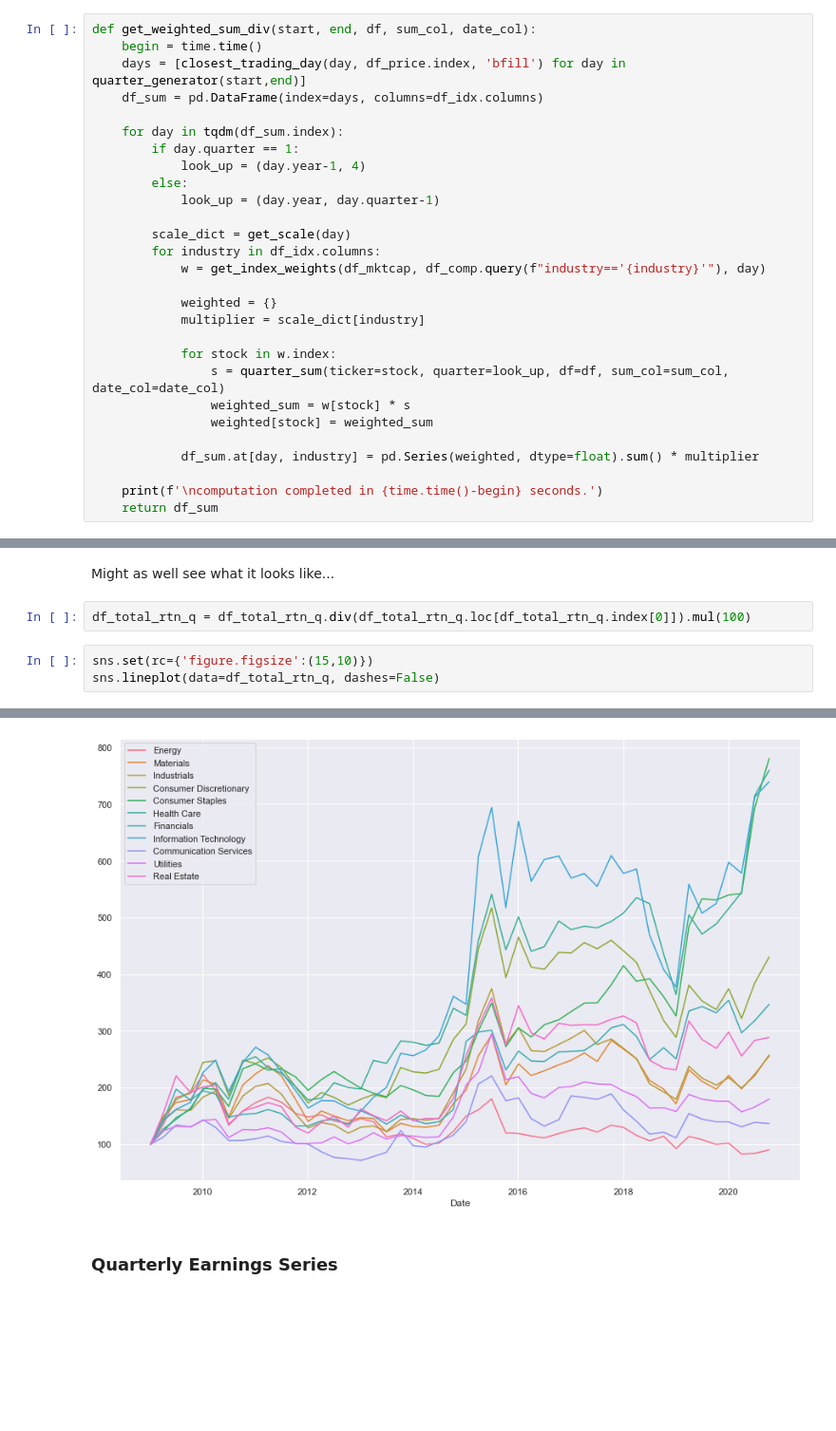
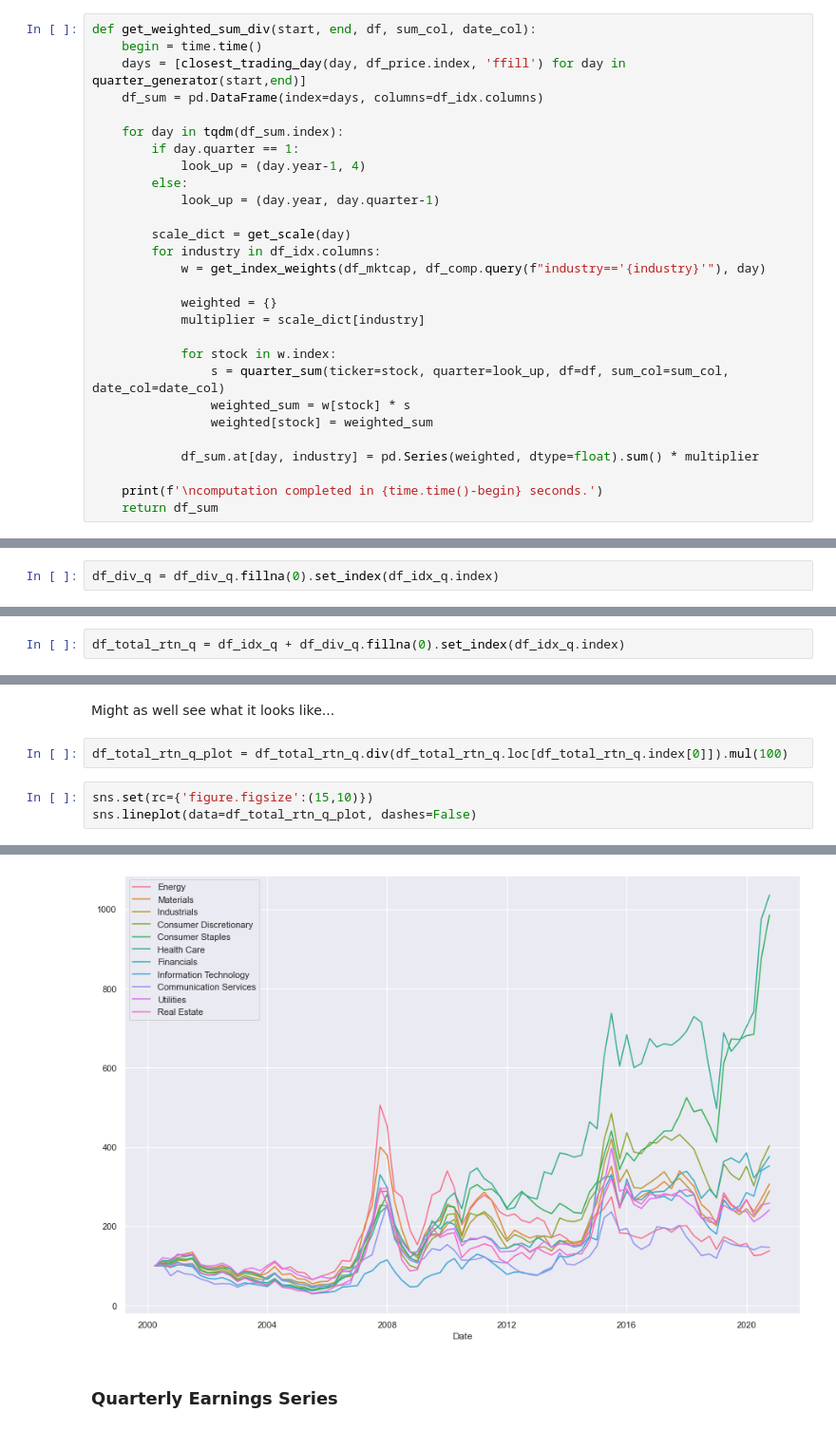
Before and after one commit to percy-xu/cicc, a Jupyter notebook: Industry Momentum + CAPE/data_preprocessing.ipynb, the cells around one changed output, grey strips where cells are left out. Shown at 95% size. Saved outputs shown, nothing was run; the diff lists cells and outputs as text; blank space fills up the shorter version.

Commit message:
small fix to accomodate pre 2008 data

```diff
--- a/Industry Momentum + CAPE/data_preprocessing.ipynb
+++ b/Industry Momentum + CAPE/data_preprocessing.ipynb
@@ -73,7 +75,7 @@ def get_scale(date) -> dict:
 # %%
 def get_weighted_sum_div(start, end, df, sum_col, date_col):
     begin = time.time()
-    days = [closest_trading_day(day, df_price.index, 'bfill') for day in quarter_generator(start,end)]
+    days = [closest_trading_day(day, df_price.index, 'ffill') for day in quarter_generator(start,end)]
     df_sum = pd.DataFrame(index=days, columns=df_idx.columns)
 
     for day in tqdm(df_sum.index):
@@ -131,0 +125,2 @@ df_idx_q.head()
+# %%
+df_div_q = df_div_q.fillna(0).set_index(df_idx_q.index)
@@ -135,6 +140,8 @@ df_idx_q.head()
 Simply add the price series and dividend series together and normalize start date to 1.
 # %%
 df_total_rtn_q = df_idx_q + df_div_q.fillna(0)
+# %%
+df_total_rtn_q = df_idx_q + df_div_q.fillna(0).set_index(df_idx_q.index)
 # %%
 df_total_rtn_q.head()
 # %% [output]
@@ -148,13 +155,13 @@ df_total_rtn_q.head()
 # %% [markdown]
 Might as well see what it looks like...
 # %%
-df_total_rtn_q = df_total_rtn_q.div(df_total_rtn_q.loc[df_total_rtn_q.index[0]]).mul(100)
+df_total_rtn_q_plot = df_total_rtn_q.div(df_total_rtn_q.loc[df_total_rtn_q.index[0]]).mul(100)
 # %%
 sns.set(rc={'figure.figsize':(15,10)})
-sns.lineplot(data=df_total_rtn_q, dashes=False)
+sns.lineplot(data=df_total_rtn_q_plot, dashes=False)
 # %% [output]
 <AxesSubplot:xlabel='Date'>
-[figure, old version]
+[figure, new version]
 # %% [markdown]
 ### Quarterly Earnings Series
 # %%
```
Also changed, not shown: parts of 16 cells of this notebook.
